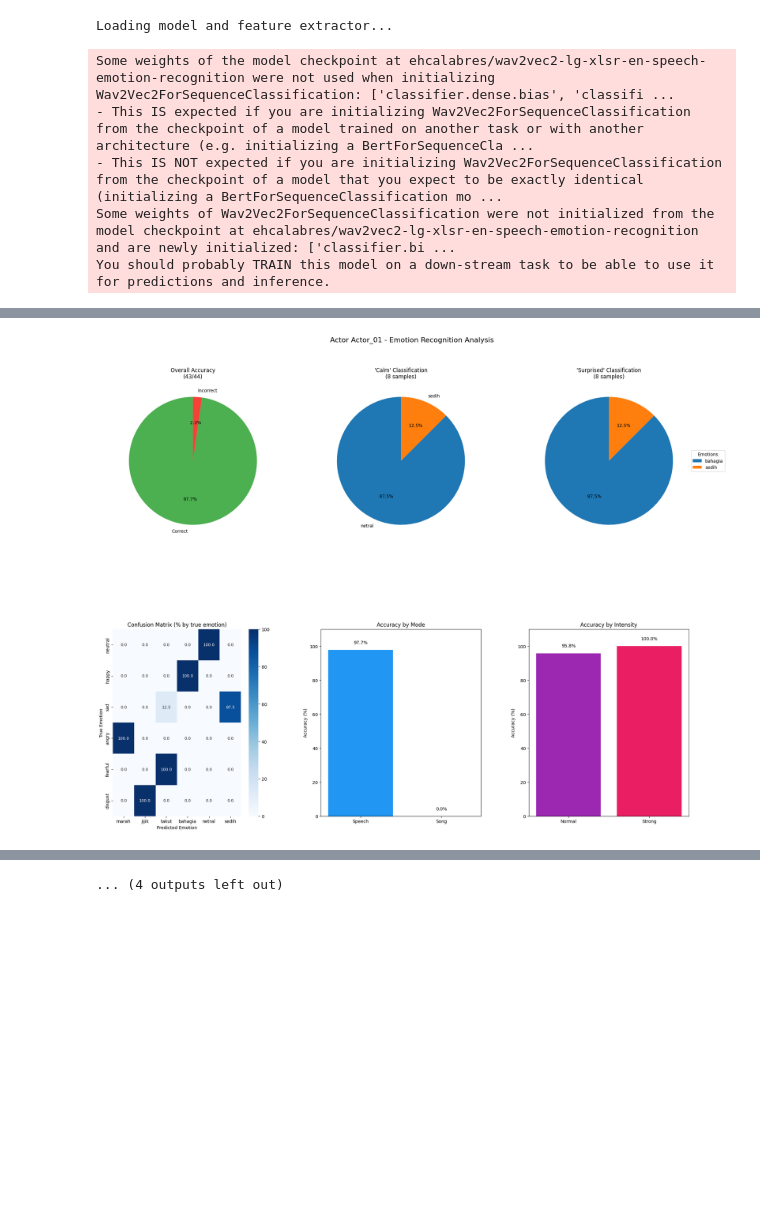
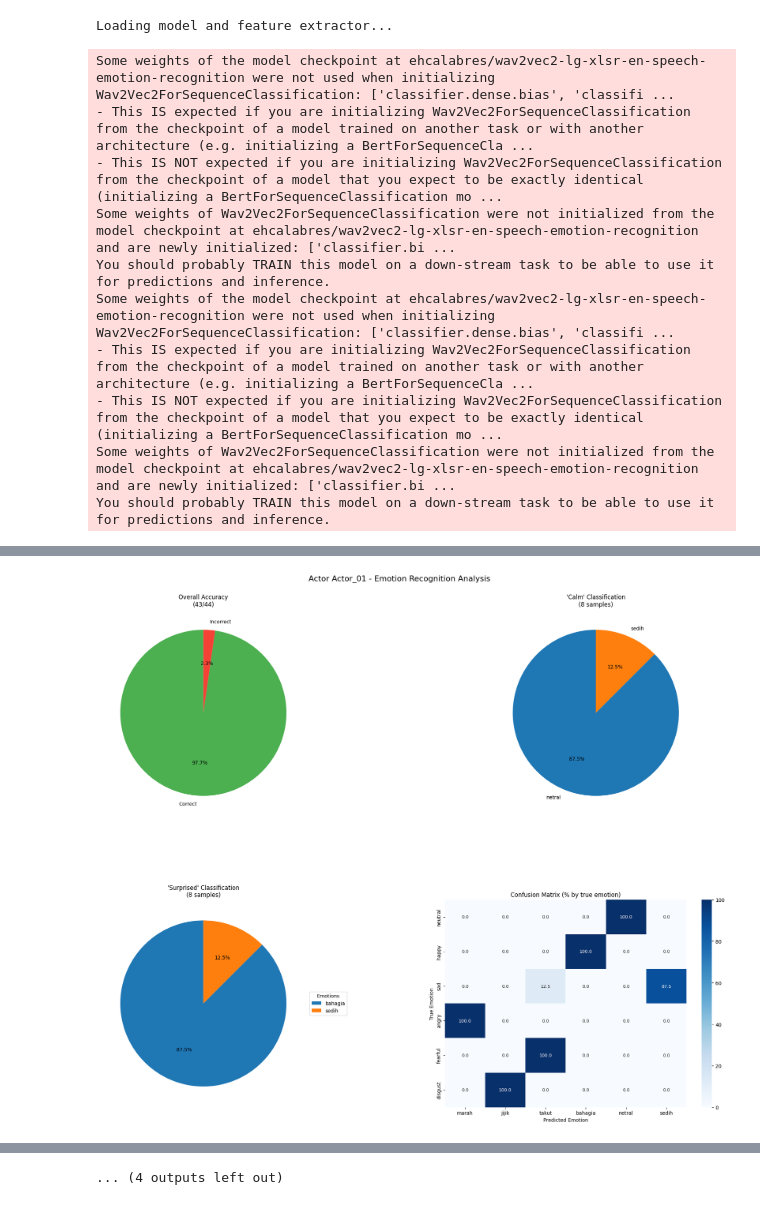
Before and after one commit to KevinIW/Speech-Emotion-Recognition, a Jupyter notebook: test_ravdess.ipynb, the cells around one changed output, grey strips where cells are left out. Drawn from its saved outputs; the diff is of its cells as text; code cells hidden in the pictures; blank space fills up the shorter version.

Commit message:
revised song

```diff
--- a/test_ravdess.ipynb
+++ b/test_ravdess.ipynb
@@ -193,22 +193,6 @@ def analyze_results(results, title):
             percentage = count / len(surprised_results) * 100
             print(f"  {emotion}: {count} samples ({percentage:.1f}%)")
 
-    # Analysis by mode (speech vs song)
-    speech_results = [r for r in results if r["mode"] == "speech"]
-    song_results = [r for r in results if r["mode"] == "song"]
-
-    if speech_results:
-        speech_correct = sum(1 for r in speech_results if r.get("is_correct", False))
-        speech_mapped = sum(1 for r in speech_results if r["true_emotion"] in ravdess_to_model)
-        speech_accuracy = speech_correct / speech_mapped if speech_mapped > 0 else 0
-        print(f"\nSpeech accuracy: {speech_accuracy:.2%} ({speech_correct}/{speech_mapped})")
-
-    if song_results:
-        song_correct = sum(1 for r in song_results if r.get("is_correct", False))
-        song_mapped = sum(1 for r in song_results if r["true_emotion"] in ravdess_to_model)
-        song_accuracy = song_correct / song_mapped if song_mapped > 0 else 0
-        print(f"Song accuracy: {song_accuracy:.2%} ({song_correct}/{song_mapped})")
-
     # Analysis by intensity (normal vs strong)
     normal_results = [r for r in results if r["intensity"] == "normal"]
     strong_results = [r for r in results if r["intensity"] == "strong"]
@@ -237,7 +221,7 @@ def create_visualizations(results, title):
     plt.suptitle(f"{title} - Emotion Recognition Analysis", fontsize=16, y=0.98)
 
     # 1. Overall accuracy pie chart
-    plt.subplot(2, 3, 1)
+    plt.subplot(2, 2, 1)
     mapped_results = [r for r in results if r["true_emotion"] in ravdess_to_model]
     correct = sum(1 for r in mapped_results if r.get("is_correct", False))
     incorrect = len(mapped_results) - correct
@@ -246,7 +230,7 @@ def create_visualizations(results, title):
     plt.title(f"Overall Accuracy\n({correct}/{len(mapped_results)})")
 
     # 2. Calm distribution
-    plt.subplot(2, 3, 2)
+    plt.subplot(2, 2, 2)
     calm_results = [r for r in results if r["true_emotion"] == "calm"]
     if calm_results:
         calm_predictions = Counter([r["pred_emotion"] for r in calm_results])
@@ -259,7 +243,7 @@ def create_visualizations(results, title):
         plt.title("'Calm' Classification")
 
     # 3. Surprised distribution
-    plt.subplot(2, 3, 3)
+    plt.subplot(2, 2, 3)
     surprised_results = [r for r in results if r["true_emotion"] == "surprised"]
     if surprised_results:
         surprised_predictions = Counter([r["pred_emotion"] for r in surprised_results])
@@ -275,7 +259,7 @@ def create_visualizations(results, title):
         plt.title("'Surprised' Classification")
 
     # 4. Confusion matrix heatmap (for mappable emotions)
-    plt.subplot(2, 3, 4)
+    plt.subplot(2, 2, 4)
     confusion_data = []
     mappable_emotions = list(ravdess_to_model.keys())
     model_emotions = list(inv_map.values())
@@ -294,50 +278,6 @@ def create_visualizations(results, title):
     plt.title("Confusion Matrix (% by true emotion)")
     plt.ylabel("True Emotion")
     plt.xlabel("Predicted Emotion")
-
-    # 5. Mode comparison (speech vs song)
-    plt.subplot(2, 3, 5)
-    speech_results = [r for r in results if r["mode"] == "speech" and r["true_emotion"] in ravdess_to_model]
-    song_results = [r for r in results if r["mode"] == "song" and r["true_emotion"] in ravdess_to_model]
-
-    speech_correct = sum(1 for r in speech_results if r.get("is_correct", False))
-    speech_accuracy = speech_correct / len(speech_results) * 100 if speech_results else 0
-
-    song_correct = sum(1 for r in song_results if r.get("is_correct", False))
-    song_accuracy = song_correct / len(song_results) * 100 if song_results else 0
-
-    bars = plt.bar(['Speech', 'Song'], [speech_accuracy, song_accuracy], color=['#2196F3', '#FF9800'])
-    plt.ylim(0, 110)  # Increased upper limit to make room for text
-    plt.title("Accuracy by Mode")
-    plt.ylabel("Accuracy (%)")
-
-    # Add percentage labels on top of bars
-    for bar in bars:
-        height = bar.get_height()
-        plt.text(bar.get_x() + bar.get_width()/2., height + 3,
-                f'{height:.1f}%', ha='center', va='bottom')
-
-    # 6. Intensity comparison (normal vs strong)
-    plt.subplot(2, 3, 6)
-    normal_results = [r for r in results if r["intensity"] == "normal" and r["true_emotion"] in ravdess_to_model]
-    strong_results = [r for r in results if r["intensity"] == "strong" and r["true_emotion"] in ravdess_to_model]
-
-    normal_correct = sum(1 for r in normal_results if r.get("is_correct", False))
-    normal_accuracy = normal_correct / len(normal_results) * 100 if normal_results else 0
-
-    strong_correct = sum(1 for r in strong_results if r.get("is_correct", False))
-    strong_accuracy = strong_correct / len(strong_results) * 100 if strong_results else 0
-
-    bars = plt.bar(['Normal', 'Strong'], [normal_accuracy, strong_accuracy], color=['#9C27B0', '#E91E63'])
-    plt.ylim(0, 110)  # Increased upper limit to make room for text
-    plt.title("Accuracy by Intensity")
-    plt.ylabel("Accuracy (%)")
-
-    # Add percentage labels on top of bars
-    for bar in bars:
-        height = bar.get_height()
-        plt.text(bar.get_x() + bar.get_width()/2., height + 3,
-                f'{height:.1f}%', ha='center', va='bottom')
 
     # Adjust layout to prevent overlapping
     plt.tight_layout()
@@ -371,6 +311,10 @@ def main():
             mode = extract_mode_from_filename(wav_file)
             intensity = extract_intensity_from_filename(wav_file)
 
+            # Skip song files and only process speech files
+            if mode != "speech":
+                continue
+
             # Predict emotion
             pred_emotion, probabilities = predict_emotion(model, feature_extractor, wav_file)
 
@@ -410,4 +354,9 @@ Some weights of the model checkpoint at ehcalabres/wav2vec2-lg-xlsr-en-speech-em
 - This IS NOT expected if you are initializing Wav2Vec2ForSequenceClassification from the checkpoint of a model that you expect to be exactly identical (initializing a BertForSequenceClassification mo ...
 Some weights of Wav2Vec2ForSequenceClassification were not initialized from the model checkpoint at ehcalabres/wav2vec2-lg-xlsr-en-speech-emotion-recognition and are newly initialized: ['classifier.bi ...
 You should probably TRAIN this model on a down-stream task to be able to use it for predictions and inference.
+Some weights of the model checkpoint at ehcalabres/wav2vec2-lg-xlsr-en-speech-emotion-recognition were not used when initializing Wav2Vec2ForSequenceClassification: ['classifier.dense.bias', 'classifi ...
+- This IS expected if you are initializing Wav2Vec2ForSequenceClassification from the checkpoint of a model trained on another task or with another architecture (e.g. initializing a BertForSequenceCla ...
+- This IS NOT expected if you are initializing Wav2Vec2ForSequenceClassification from the checkpoint of a model that you expect to be exactly identical (initializing a BertForSequenceClassification mo ...
+Some weights of Wav2Vec2ForSequenceClassification were not initialized from the model checkpoint at ehcalabres/wav2vec2-lg-xlsr-en-speech-emotion-recognition and are newly initialized: ['classifier.bi ...
+You should probably TRAIN this model on a down-stream task to be able to use it for predictions and inference.
 Loaded saved model parameters from C:\Sem 6\Deep Learning\speech-emotion-recognition-dl-genap-2024-2025\checkpoints\emotion_model.pth
@@ -428,6 +377,6 @@ Speech accuracy: 97.73% (43/44)
 Normal intensity accuracy: 95.83% (23/24)
 Strong intensity accuracy: 100.00% (20/20)
-[figure, old version]
+[figure, new version]
 Processing Actor_11...
 Found 60 audio files
 File: 03-01-01-01-01-01-11.wav       | True: neutral    | Pred: netral     | ✓
```
Also changed, not shown: parts of 1 cell of this notebook, 8 other files.
